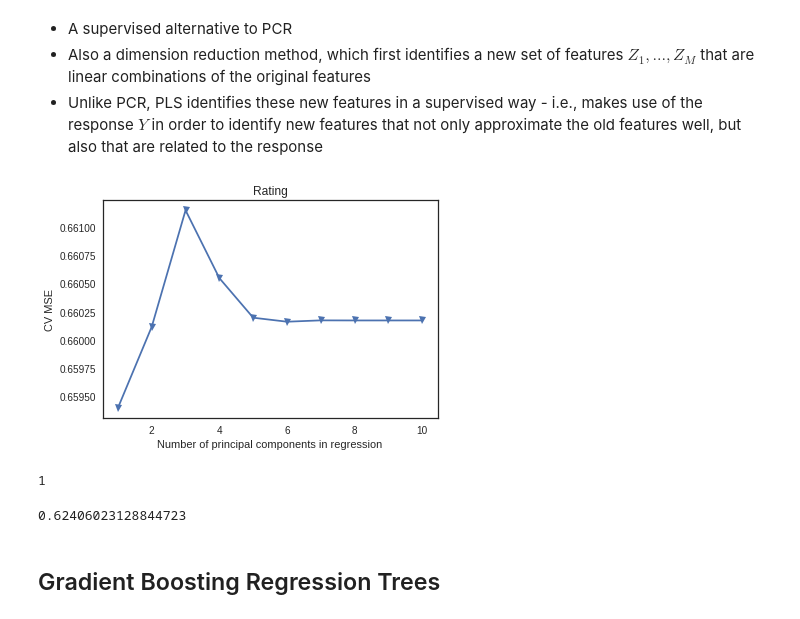
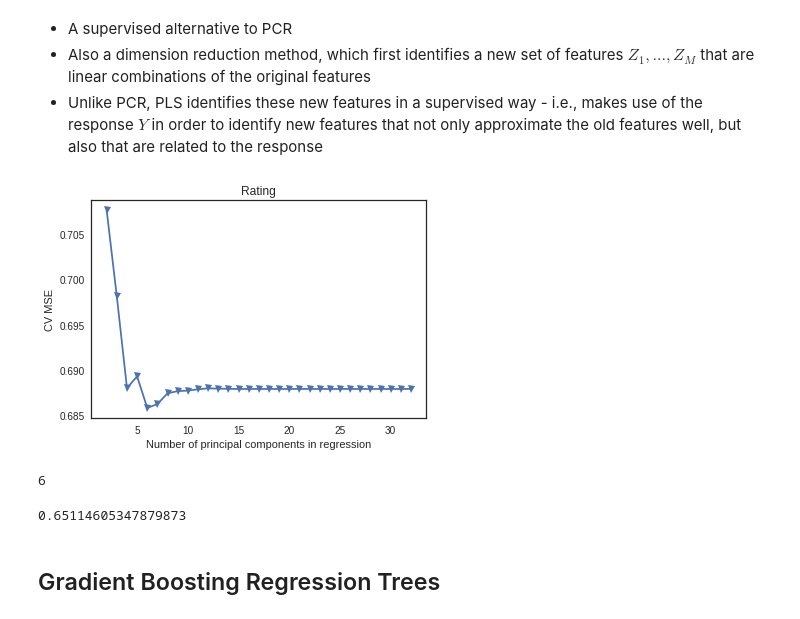
Before and after one commit to drlarue/sleep-analysis, a Jupyter notebook: SleepAnalysis.ipynb, the cells around one changed output. Cells and saved outputs as stored; diff of their text form; code cells hidden in the pictures.

```diff
--- a/SleepAnalysis.ipynb
+++ b/SleepAnalysis.ipynb
@@ -756,5 +755,5 @@ mean_squared_error(y_dt, ols_y) # test MSE
 # %%
-alphas = np.linspace(90, 91, 100)
+alphas = np.linspace(154, 155, 100)
 ridgecv = RidgeCV(alphas=alphas, cv=10, scoring='neg_mean_squared_error')
-ridgecv.fit(scale(X_dr[lasso_cf.index[:n_lasso]]), y_dr)
+ridgecv.fit(scale(X_dr), y_dr)
 # %% [output]
@@ -806,7 +809,7 @@ PCR is not a feature selection method
 - closely related to ridge
 # %%
 pca = PCA()
-X_dr_reduced = pca.fit_transform(scale(X_dr[lasso_cf.index[:n_lasso]]))
+X_dr_reduced = pca.fit_transform(scale(X_dr))
 # %%
 # variance explained by the principal components
 np.cumsum(np.round(pca.explained_variance_ratio_, decimals=4)*100)
@@ -819,11 +824,11 @@ regr = LinearRegression()
 pca_mse = []
 
 # calculate MSE with only the intercept (no principal components in regression)
-score = -np.mean(cross_val_score(regr, np.ones((n,1)), y_dr, cv=10, scoring='neg_mean_squared_error'))
-pca_mse.append(score)
+score = np.mean(cross_val_score(regr, np.ones((n,1)), y_dr, cv=10, scoring='neg_mean_squared_error'))
+pca_mse.append(-score)
 
 # calculate MSE using CV, adding one principal component at a time
-for i in np.arange(1, n_lasso):
+for i in np.arange(1, X_dr.shape[1] + 1):
     score = np.mean(cross_val_score(regr, X_dr_reduced[:,:i], y_dr, cv=10, scoring='neg_mean_squared_error'))
     pca_mse.append(-score)
 
@@ -859,30 +864,30 @@ mean_squared_error(y_dt, pca_y)
 # %%
 n = len(X_dr)
 pls_mse = []
 
-for i in np.arange(1, n_lasso+1):
+for i in np.arange(1, X_dr.shape[1] + 1):
     pls = PLSRegression(n_components=i)
-    score = np.mean(cross_val_score(pls, scale(X_dr[lasso_cf.index[:n_lasso]]), y_dr, cv=10, scoring='neg_mean_squared_error'))
+    score = np.mean(cross_val_score(pls, scale(X_dr), y_dr, cv=10, scoring='neg_mean_squared_error'))
     pls_mse.append(-score)
 
-plt.plot(np.arange(1, n_lasso+1), pls_mse, '-v')
+plt.plot(np.arange(2, X_dr.shape[1] + 1), pls_mse[1:], '-v')
 plt.xlabel('Number of principal components in regression')
 plt.ylabel('CV MSE')
 plt.title('Rating');
 # %% [output]
-[figure, old version]
+[figure, new version]
 # %%
 np.argmin(pls_mse) + 1
 # %% [output]
-1
+6
 # %%
 pls = PLSRegression(n_components=np.argmin(pls_mse)+1)
-pls.fit(scale(X_dr[lasso_cf.index[:n_lasso]]), y_dr)
+pls.fit(scale(X_dr), y_dr)
 
-pls_y = pls.predict(scale(X_dt[lasso_cf.index[:n_lasso]]))[:,0]
+pls_y = pls.predict(scale(X_dt))[:,0]
 mean_squared_error(y_dt, pls_y)
 # %% [output]
-0.62406023128844723
+0.65114605347879873
 # %% [markdown]
 ## Gradient Boosting Regression Trees
 # %%
```
Also changed, not shown: parts of 23 cells of this notebook, 1 other file.
